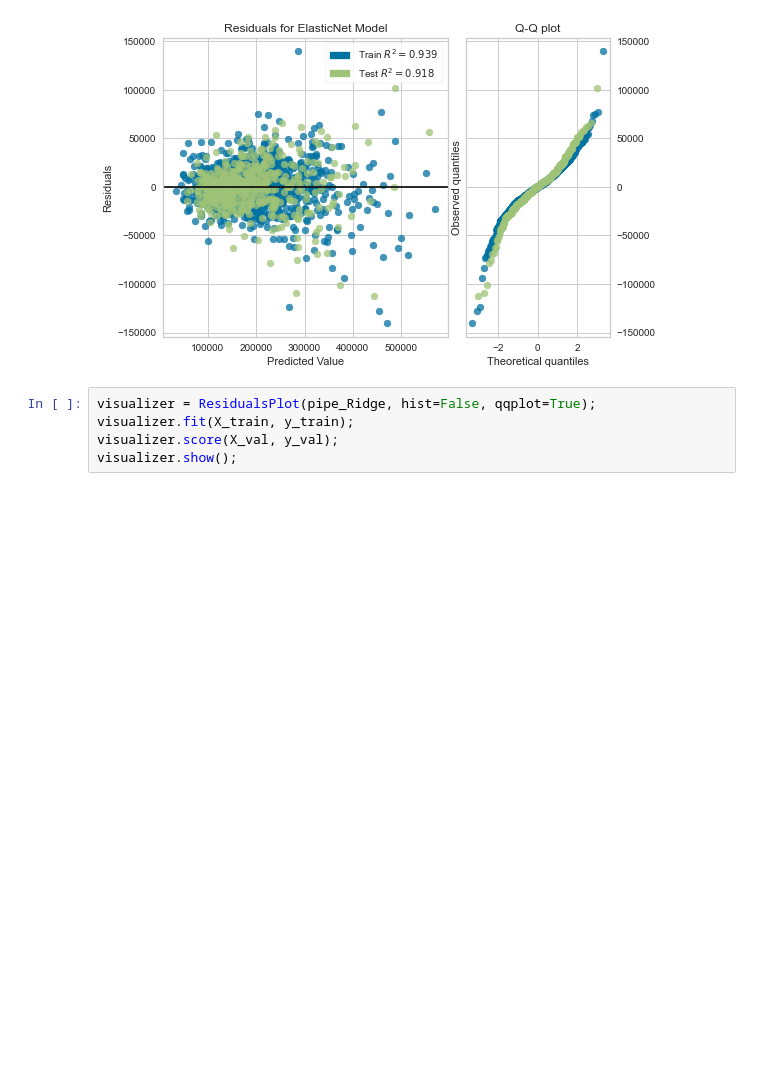
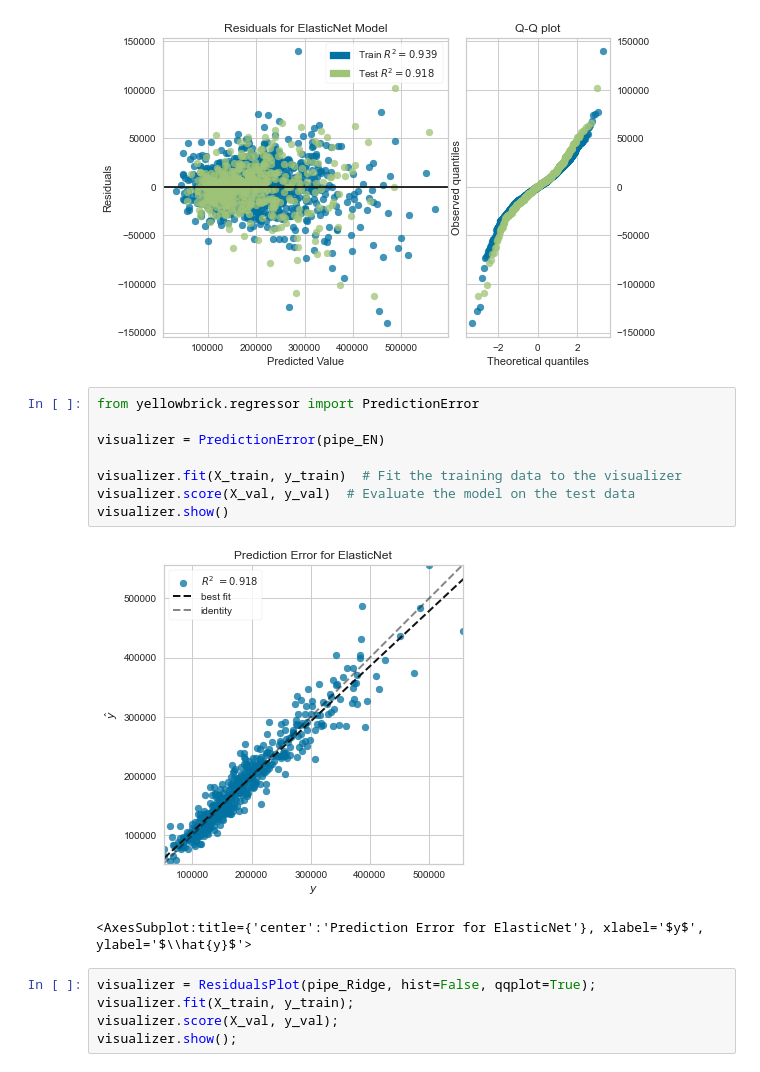
Before and after one commit to rowangayleschaefer/modeling_housing_prices, a Jupyter notebook: code/rowan_project2_modeling.ipynb, the cells around one changed output. Saved outputs shown, nothing was run; the diff lists cells and outputs as text; blank space fills up the shorter version.

```diff
--- a/code/rowan_project2_modeling.ipynb
+++ b/code/rowan_project2_modeling.ipynb
@@ -356,6 +398,17 @@ visualizer.score(X_val, y_val);
 visualizer.show();
 # %% [output]
 [figure]
+# %%
+from yellowbrick.regressor import PredictionError
+
+visualizer = PredictionError(pipe_EN)
+
+visualizer.fit(X_train, y_train)  # Fit the training data to the visualizer
+visualizer.score(X_val, y_val)  # Evaluate the model on the test data
+visualizer.show()
+# %% [output]
+[figure, added]
+<AxesSubplot:title={'center':'Prediction Error for ElasticNet'}, xlabel='$y$', ylabel='$\\hat{y}$'>
 # %%
 visualizer = ResidualsPlot(pipe_Ridge, hist=False, qqplot=True);
 visualizer.fit(X_train, y_train);
```
Also changed, not shown: parts of 6 cells of this notebook, 4 other files.
